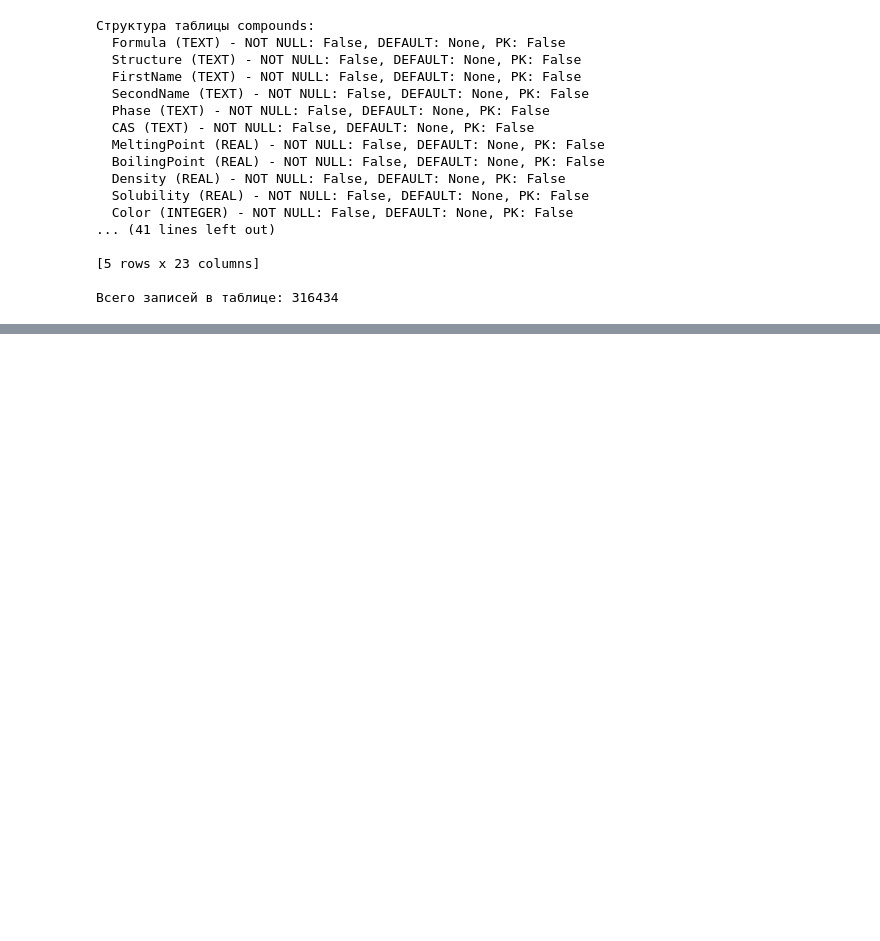
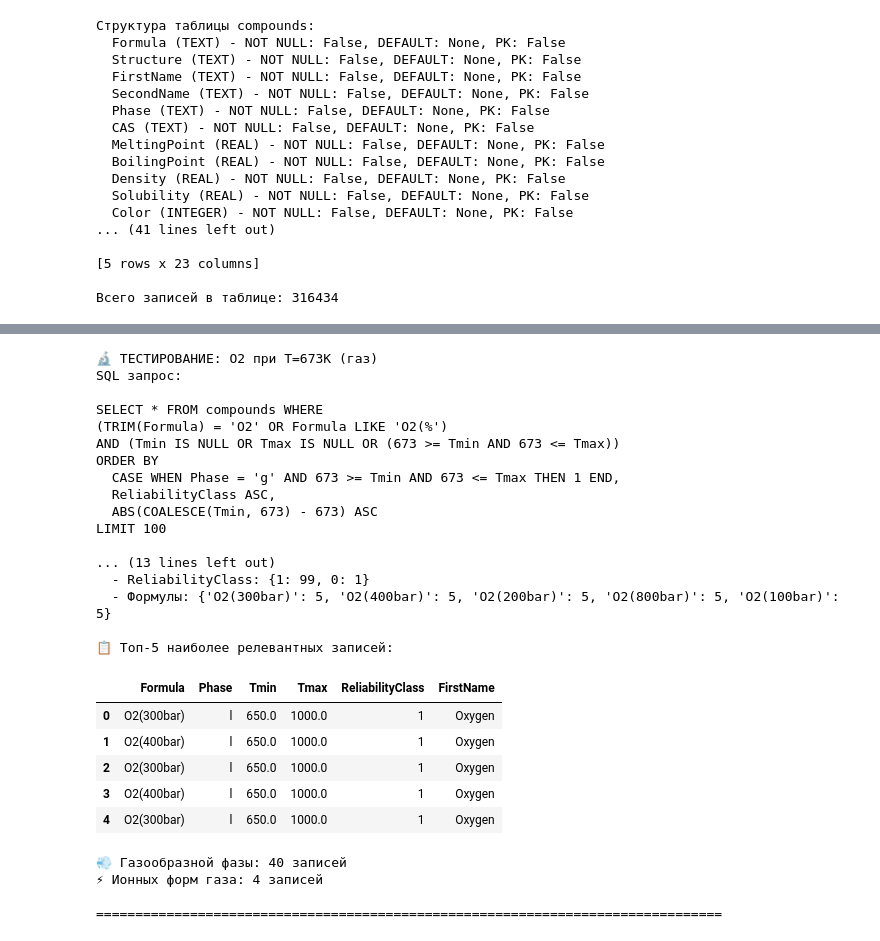
Before and after one commit to davjdk/ThermoCalcBot, a Jupyter notebook: docs/db_work.ipynb, the cells around one changed output, grey strips where cells are left out. Saved outputs shown, nothing was run; the diff lists cells and outputs as text; code cells hidden in the pictures; blank space fills up the shorter version.

```diff
--- a/docs/db_work.ipynb
+++ b/docs/db_work.ipynb
@@ -267,7 +795,7 @@ for compound in reaction_compounds:
         query = f"""
         SELECT * FROM compounds WHERE
         (TRIM(Formula) = '{compound}' OR Formula LIKE '{compound}(%')
-        AND (Tmin IS NULL OR Tmax IS NULL OR ({temperature} >= Tmin AND {temperature} <= Tmax)))
+        AND (Tmin IS NULL OR Tmax IS NULL OR ({temperature} >= Tmin AND {temperature} <= Tmax))
         ORDER BY
           CASE WHEN Phase IN ('s', 'l') THEN 1 ELSE 2 END,
           ReliabilityClass ASC,
@@ -280,7 +808,7 @@ for compound in reaction_compounds:
         SELECT * FROM compounds WHERE
         (TRIM(Formula) = '{compound}' OR Formula LIKE '{compound}(%' OR
          TRIM(Formula) = 'Cl-' OR Formula LIKE 'Cl-(%')
-        AND (Tmin IS NULL OR Tmax IS NULL OR ({temperature} >= Tmin AND {temperature} <= Tmax)))
+        AND (Tmin IS NULL OR Tmax IS NULL OR ({temperature} >= Tmin AND {temperature} <= Tmax))
         ORDER BY
           CASE WHEN Phase = 'aq' AND Formula LIKE '%-%' THEN 1 END,
           CASE WHEN Phase = 'g' AND TRIM(Formula) = '{compound}' THEN 2 END,
@@ -292,7 +820,7 @@ for compound in reaction_compounds:
         query = f"""
         SELECT * FROM compounds WHERE
         (TRIM(Formula) = '{compound}' OR Formula LIKE '{compound}(%')
-        AND (Tmin IS NULL OR Tmax IS NULL OR ({temperature} >= Tmin AND {temperature} <= Tmax)))
+        AND (Tmin IS NULL OR Tmax IS NULL OR ({temperature} >= Tmin AND {temperature} <= Tmax))
         ORDER BY
           CASE WHEN Phase = 'g' AND {temperature} >= Tmin AND {temperature} <= Tmax THEN 1 END,
           CASE WHEN Phase = 'l' AND {temperature} >= Tmin AND {temperature} <= Tmax THEN 2 END,
@@ -304,7 +832,7 @@ for compound in reaction_compounds:
         query = f"""
         SELECT * FROM compounds WHERE
         (TRIM(Formula) = '{compound}' OR Formula LIKE '{compound}(%')
-        AND (Tmin IS NULL OR Tmax IS NULL OR ({temperature} >= Tmin AND {temperature} <= Tmax)))
+        AND (Tmin IS NULL OR Tmax IS NULL OR ({temperature} >= Tmin AND {temperature} <= Tmax))
         ORDER BY ReliabilityClass ASC,
                  ABS(COALESCE(Tmin, {temperature}) - {temperature}) ASC
         LIMIT 100
@@ -385,6 +913,15 @@ print("="*80 + "\n")
 # ========================================
 # ЭКСПЕРИМЕНТ 7: Тестирование LIMIT 100 и эффективности запросов
 # ========================================
+
+# Проверяем, открыто ли соединение с БД, и переоткрываем при необходимости
+import sqlite3
+try:
+    conn.execute("SELECT 1")
+except (sqlite3.ProgrammingError, AttributeError):
+    print("⚠️ Соединение с БД было закрыто. Переоткрываем...")
+    conn = sqlite3.connect(db_path)
+    print("✅ Соединение восстановлено")
 
 print("🔬 ТЕСТИРОВАНИЕ LIMIT 100 И ЭФФЕКТИВНОСТИ ЗАПРОСОВ")
 print("="*80)
@@ -455,6 +1004,15 @@ ProgrammingError: Cannot operate on a closed database.
 # ========================================
 # ЭКСПЕРИМЕНТ 6: Сравнительный анализ температурной фильтрации и ReliabilityClass
 # ========================================
+
+# Проверяем, открыто ли соединение с БД, и переоткрываем при необходимости
+import sqlite3
+try:
+    conn.execute("SELECT 1")
+except (sqlite3.ProgrammingError, AttributeError):
+    print("⚠️ Соединение с БД было закрыто. Переоткрываем...")
+    conn = sqlite3.connect(db_path)
+    print("✅ Соединение восстановлено")
 
 print("🔬 КОМПЛЕКСНЫЙ АНАЛИЗ ТЕМПЕРАТУРНОЙ ФИЛЬТРАЦИИ И RELIABILITYCLASS")
 print("="*80)
@@ -472,7 +1030,7 @@ for compound in test_compounds:
         query = f"""
         SELECT * FROM compounds WHERE
         (TRIM(Formula) = '{compound}' OR Formula LIKE '{compound}(%')
-        AND (Tmin IS NULL OR Tmax IS NULL OR ({temp} >= Tmin AND {temp} <= Tmax)))
+        AND (Tmin IS NULL OR Tmax IS NULL OR ({temp} >= Tmin AND {temp} <= Tmax))
         ORDER BY ReliabilityClass ASC, ABS(COALESCE(Tmin, {temp}) - {temp}) ASC
         LIMIT 100
         """
@@ -501,7 +1077,7 @@ temp = 673
 o2_query = f"""
 SELECT * FROM compounds WHERE
 (TRIM(Formula) = '{compound}' OR Formula LIKE '{compound}(%')
-AND (Tmin IS NULL OR Tmax IS NULL OR ({temp} >= Tmin AND {temp} <= Tmax)))
+AND (Tmin IS NULL OR Tmax IS NULL OR ({temp} >= Tmin AND {temp} <= Tmax))
 ORDER BY
   CASE WHEN Phase = 'g' AND {temp} >= Tmin AND {temp} <= Tmax THEN 1 END,
   ReliabilityClass ASC,
@@ -517,33 +1093,61 @@ start_time = time.time()
 try:
     df_o2 = pd.read_sql_query(o2_query, conn)
     execution_time = time.time() - start_time
 
     print(f"✅ Запрос выполнен успешно за {execution_time:.3f} сек")
     print(f"📊 Найдено записей: {len(df_o2)}")
 
     if len(df_o2) > 0:
         print("🔍 Анализ результатов:")
         print(f"  - Фазы: {df_o2['Phase'].value_counts().to_dict()}")
         print(f"  - ReliabilityClass: {df_o2['ReliabilityClass'].value_counts().to_dict()}")
         print(f"  - Формулы: {df_o2['Formula'].value_counts().head().to_dict()}")
 
         print("\n📋 Топ-5 наиболее релевантных записей:")
         display(df_o2[['Formula', 'Phase', 'Tmin', 'Tmax', 'ReliabilityClass', 'FirstName']].head())
 
         # Проверка газообразных форм
         gas_phase = df_o2[df_o2['Phase'] == 'g']
         print(f"\n💨 Газообразной фазы: {len(gas_phase)} записей")
 
         # Проверка ионных форм газов
         ionic_gas = df_o2[df_o2['Formula'].str.contains(r'[\+\-]', na=False)]
         print(f"⚡ Ионных форм газа: {len(ionic_gas)} записей")
     else:
         print("⚠️ Записей не найдено!")
 
 except Exception as e:
     print(f"❌ Ошибка выполнения: {e}")
 
 print("\n" + "="*80 + "\n")
+# %% [output]
+🔬 ТЕСТИРОВАНИЕ: O2 при T=673K (газ)
+SQL запрос:
+
+SELECT * FROM compounds WHERE
+(TRIM(Formula) = 'O2' OR Formula LIKE 'O2(%')
+AND (Tmin IS NULL OR Tmax IS NULL OR (673 >= Tmin AND 673 <= Tmax))
+ORDER BY
+  CASE WHEN Phase = 'g' AND 673 >= Tmin AND 673 <= Tmax THEN 1 END,
+  ReliabilityClass ASC,
+  ABS(COALESCE(Tmin, 673) - 673) ASC
+LIMIT 100
+
+... (13 lines left out)
+  - ReliabilityClass: {1: 99, 0: 1}
+  - Формулы: {'O2(300bar)': 5, 'O2(400bar)': 5, 'O2(200bar)': 5, 'O2(800bar)': 5, 'O2(100bar)': 5}
+
+📋 Топ-5 наиболее релевантных записей:
+|  | Formula | Phase | Tmin | Tmax | ReliabilityClass | FirstName |
+| 0 | O2(300bar) | l | 650.0 | 1000.0 | 1 | Oxygen |
+| 1 | O2(400bar) | l | 650.0 | 1000.0 | 1 | Oxygen |
+| 2 | O2(300bar) | l | 650.0 | 1000.0 | 1 | Oxygen |
+| 3 | O2(400bar) | l | 650.0 | 1000.0 | 1 | Oxygen |
+| 4 | O2(300bar) | l | 650.0 | 1000.0 | 1 | Oxygen |
+💨 Газообразной фазы: 40 записей
+⚡ Ионных форм газа: 4 записей
+
+================================================================================
 # %%
 # ========================================
 # ЭКСПЕРИМЕНТ 4: Металлы (Fe)
```
Also changed, not shown: parts of 23 cells of this notebook, 12 other files.
